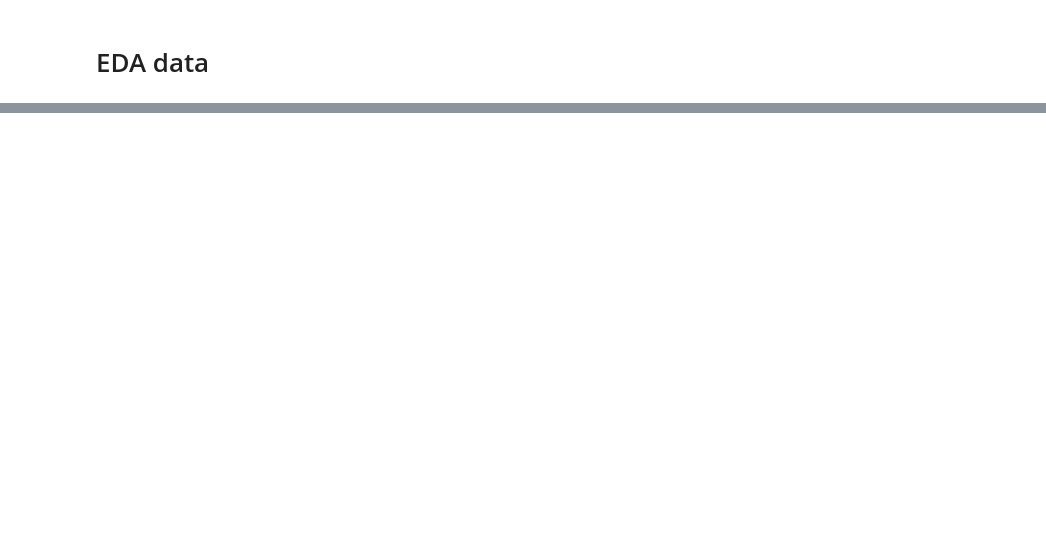
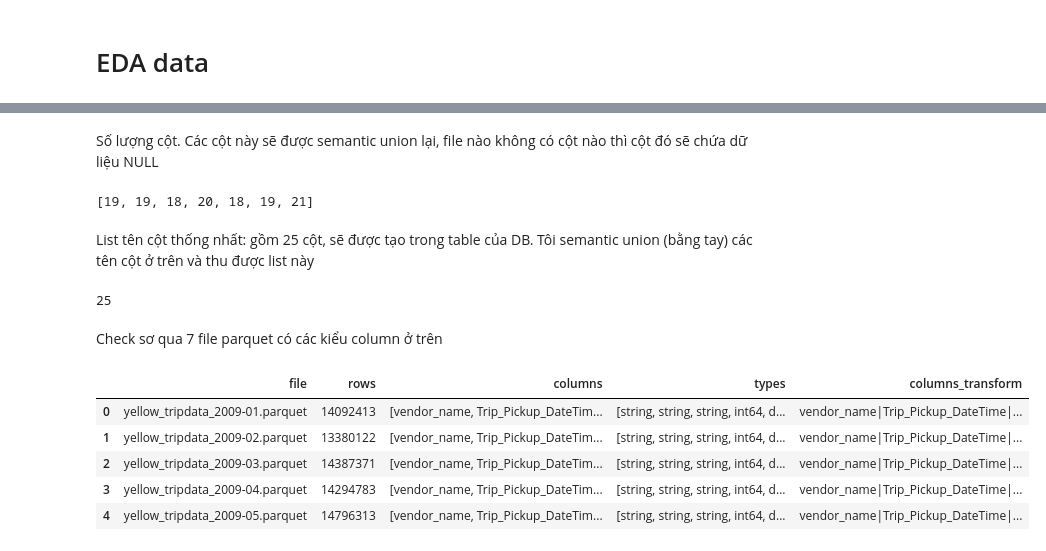
Before and after one commit to baolongnguyenmac/ml-ops, a Jupyter notebook: src/notebooks/eda.ipynb, the cells around one changed output, grey strips where cells are left out. Cells and saved outputs as stored; diff of their text form; code cells hidden in the pictures; blank space fills up the shorter version.

```diff
--- a/src/notebooks/eda.ipynb
+++ b/src/notebooks/eda.ipynb
@@ -68,0 +83,25 @@ memory usage: 445.9+ MB
+# %% [markdown]
+Số lượng cột. Các cột này sẽ được semantic union lại, file nào không có cột nào thì cột đó sẽ chứa dữ liệu NULL
+# %%
+[len(i) for i in cols_profile.index]
+# %% [output]
+[19, 19, 18, 20, 18, 19, 21]
+# %% [markdown]
+List tên cột thống nhất: gồm 25 cột, sẽ được tạo trong table của DB. Tôi semantic union (bằng tay) các tên cột ở trên và thu được list này
+# %%
+LIST_COLS = ["vendor_id", "pickup_datetime", "dropoff_datetime", "passenger_count", "trip_distance", "rate_code_id", "store_and_fwd_flag", "pickup_longitude", "pickup_latitude", "dropoff_longitude", "dropoff_latitude", "pu_location_id", "do_location_id", "payment_type", "fare_amount", "extra", "mta_tax", "surcharge", "improvement_surcharge", "tip_amount", "tolls_amount", "total_amount", "congestion_surcharge", "airport_fee", "cbd_congestion_fee"]
+len(LIST_COLS)
+# %% [output]
+25
+# %% [markdown]
+Check sơ qua 7 file parquet có các kiểu column ở trên
+# %%
+profile_df['columns_transform'] = profile_df['columns'].apply(lambda list_cols: '|'.join(list_cols))
+profile_df.head()
+# %% [output]
+|  | file | rows | columns | types | columns_transform |
+| 0 | yellow_tripdata_2009-01.parquet | 14092413 | [vendor_name, Trip_Pickup_DateTim... | [string, string, string, int64, d... | vendor_name|Trip_Pickup_DateTime|... |
+| 1 | yellow_tripdata_2009-02.parquet | 13380122 | [vendor_name, Trip_Pickup_DateTim... | [string, string, string, int64, d... | vendor_name|Trip_Pickup_DateTime|... |
+| 2 | yellow_tripdata_2009-03.parquet | 14387371 | [vendor_name, Trip_Pickup_DateTim... | [string, string, string, int64, d... | vendor_name|Trip_Pickup_DateTime|... |
+| 3 | yellow_tripdata_2009-04.parquet | 14294783 | [vendor_name, Trip_Pickup_DateTim... | [string, string, string, int64, d... | vendor_name|Trip_Pickup_DateTime|... |
+| 4 | yellow_tripdata_2009-05.parquet | 14796313 | [vendor_name, Trip_Pickup_DateTim... | [string, string, string, int64, d... | vendor_name|Trip_Pickup_DateTime|... |
```
Also changed, not shown: parts of 18 cells of this notebook, 5 other files.
